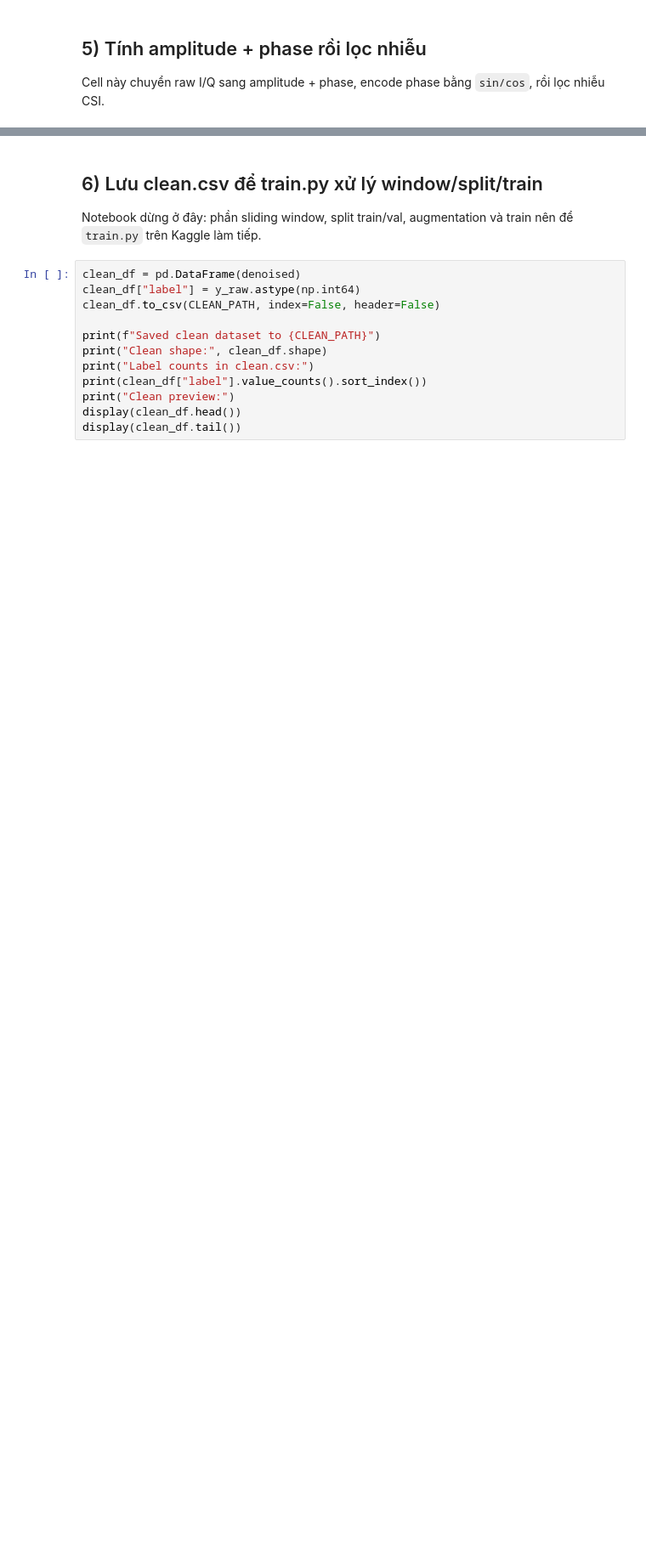
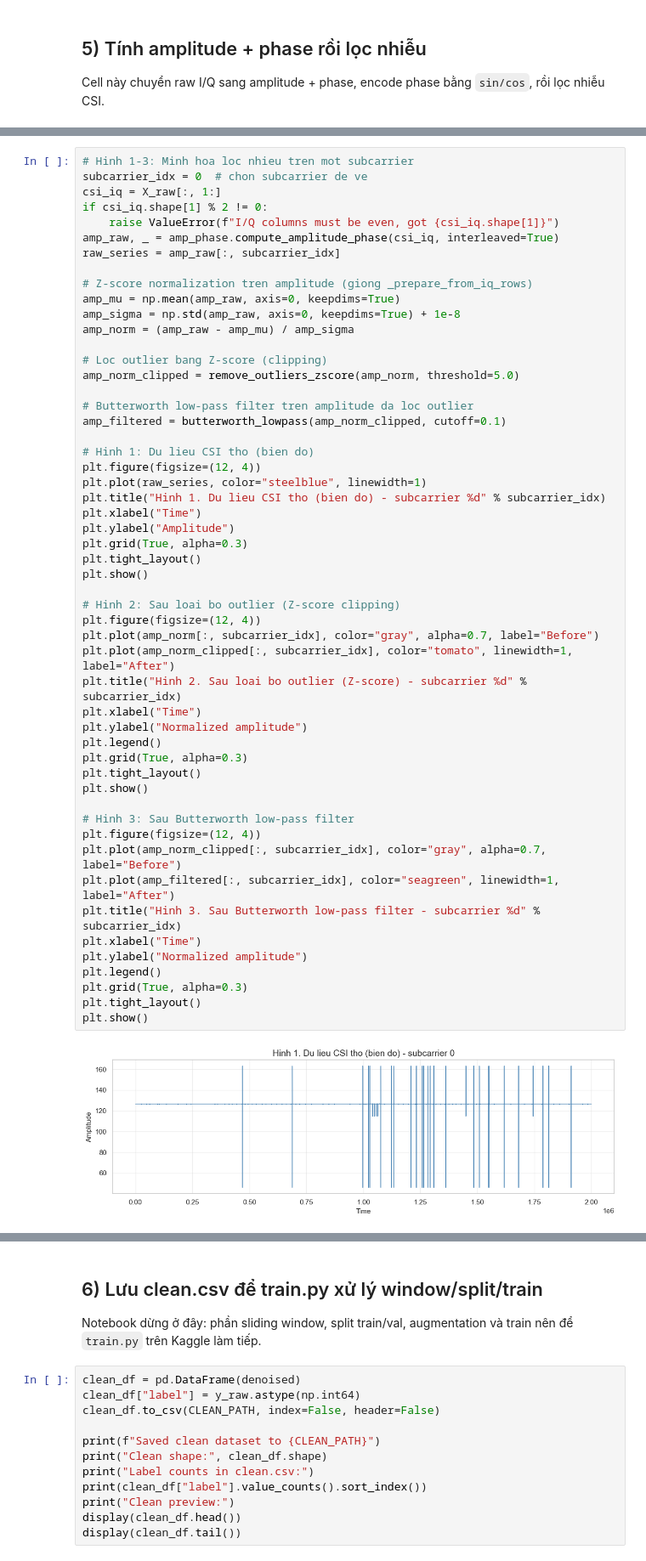
Before and after one commit to GBhihi/PBL5-train-model, a Jupyter notebook: preprocess.ipynb, the cells around one changed output, grey strips where cells are left out. Shown at 85% size. Cells and saved outputs as stored; diff of their text form; blank space fills up the shorter version.

```diff
--- a/preprocess.ipynb
+++ b/preprocess.ipynb
@@ -260,0 +333,55 @@ plt.show()
+# %%
+# Hinh 1-3: Minh hoa loc nhieu tren mot subcarrier
+subcarrier_idx = 0  # chon subcarrier de ve
+csi_iq = X_raw[:, 1:]
+if csi_iq.shape[1] % 2 != 0:
+    raise ValueError(f"I/Q columns must be even, got {csi_iq.shape[1]}")
+amp_raw, _ = amp_phase.compute_amplitude_phase(csi_iq, interleaved=True)
+raw_series = amp_raw[:, subcarrier_idx]
+
+# Z-score normalization tren amplitude (giong _prepare_from_iq_rows)
+amp_mu = np.mean(amp_raw, axis=0, keepdims=True)
+amp_sigma = np.std(amp_raw, axis=0, keepdims=True) + 1e-8
+amp_norm = (amp_raw - amp_mu) / amp_sigma
+
+# Loc outlier bang Z-score (clipping)
+amp_norm_clipped = remove_outliers_zscore(amp_norm, threshold=5.0)
+
+# Butterworth low-pass filter tren amplitude da loc outlier
+amp_filtered = butterworth_lowpass(amp_norm_clipped, cutoff=0.1)
+
+# Hinh 1: Du lieu CSI tho (bien do)
+plt.figure(figsize=(12, 4))
+plt.plot(raw_series, color="steelblue", linewidth=1)
+plt.title("Hinh 1. Du lieu CSI tho (bien do) - subcarrier %d" % subcarrier_idx)
+plt.xlabel("Time")
+plt.ylabel("Amplitude")
+plt.grid(True, alpha=0.3)
+plt.tight_layout()
+plt.show()
+
+# Hinh 2: Sau loai bo outlier (Z-score clipping)
+plt.figure(figsize=(12, 4))
+plt.plot(amp_norm[:, subcarrier_idx], color="gray", alpha=0.7, label="Before")
+plt.plot(amp_norm_clipped[:, subcarrier_idx], color="tomato", linewidth=1, label="After")
+plt.title("Hinh 2. Sau loai bo outlier (Z-score) - subcarrier %d" % subcarrier_idx)
+plt.xlabel("Time")
+plt.ylabel("Normalized amplitude")
+plt.legend()
+plt.grid(True, alpha=0.3)
+plt.tight_layout()
+plt.show()
+
+# Hinh 3: Sau Butterworth low-pass filter
+plt.figure(figsize=(12, 4))
+plt.plot(amp_norm_clipped[:, subcarrier_idx], color="gray", alpha=0.7, label="Before")
+plt.plot(amp_filtered[:, subcarrier_idx], color="seagreen", linewidth=1, label="After")
+plt.title("Hinh 3. Sau Butterworth low-pass filter - subcarrier %d" % subcarrier_idx)
+plt.xlabel("Time")
+plt.ylabel("Normalized amplitude")
+plt.legend()
+plt.grid(True, alpha=0.3)
+plt.tight_layout()
+plt.show()
+# %% [output]
+[figure, added]
```
Also changed, not shown: parts of 16 cells of this notebook.
